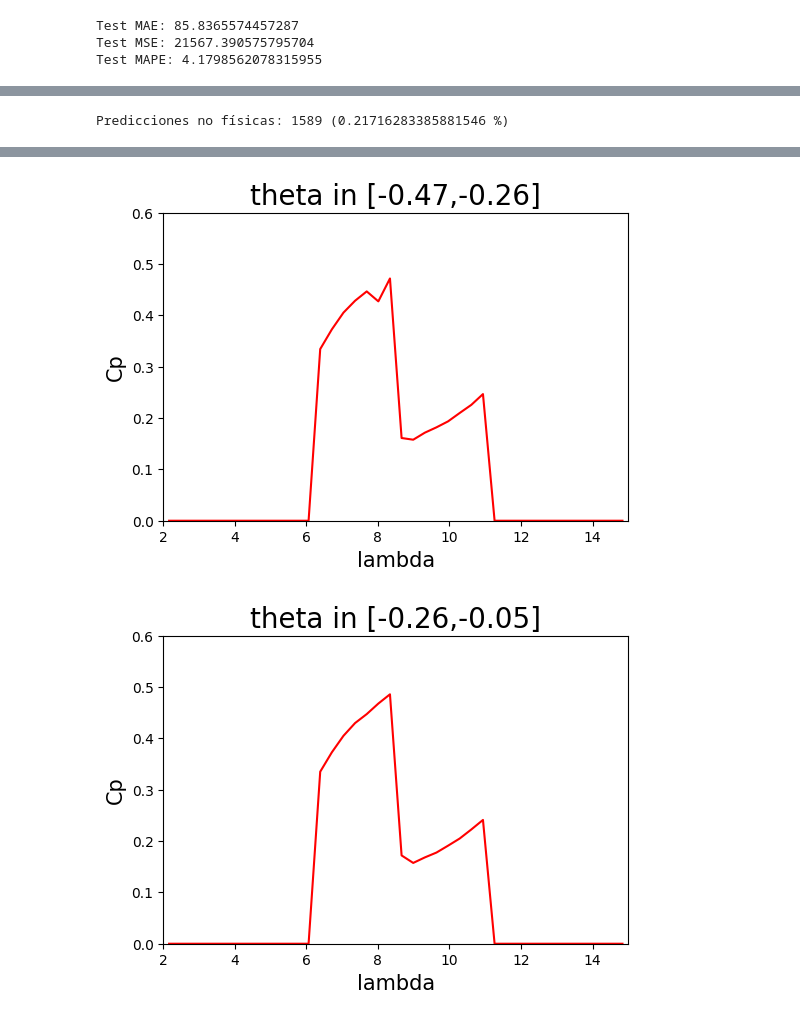
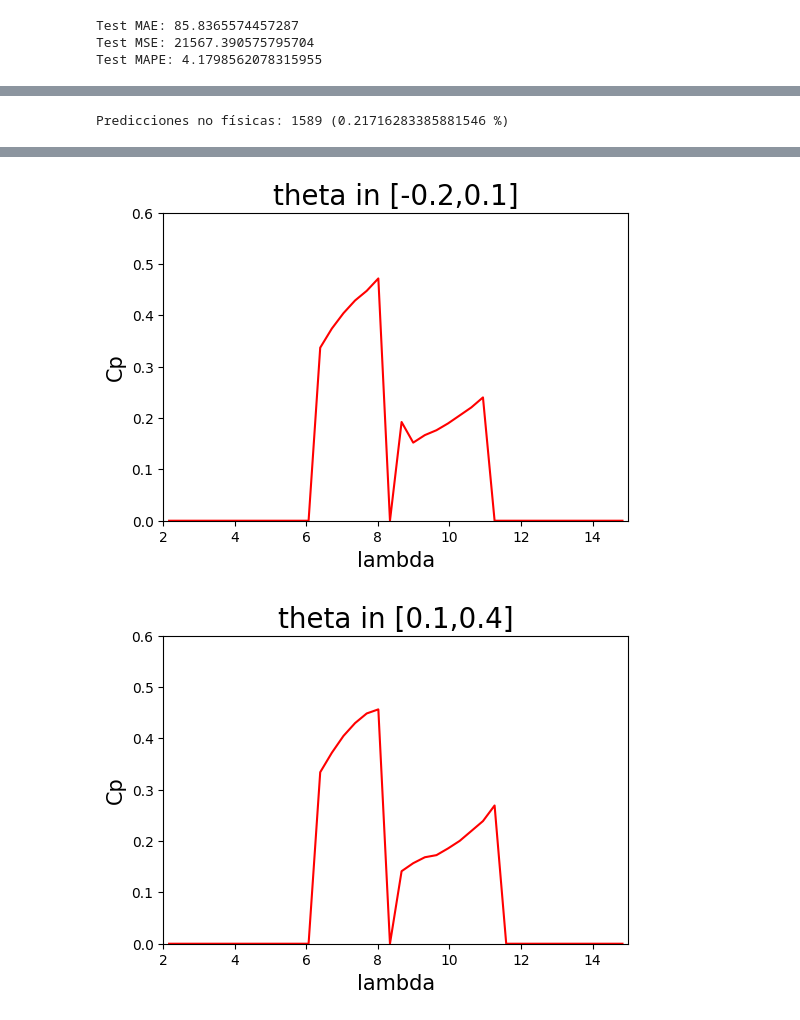
Before and after one commit to alfonsogijon/WindTurbines_PINNs, a Jupyter notebook: Code/Regression_Torque_NN.ipynb, the cells around one changed output, grey strips where cells are left out. Drawn from its saved outputs; the diff is of its cells as text; code cells hidden in the pictures.

```diff
--- a/Code/Regression_NN.ipynb
+++ b/Code/Regression_Torque_NN.ipynb
@@ -421,7 +429,7 @@ dl = (lmax-lmin)/nbins
 # theta binning
 theta_min = -1.1 *np.pi/180.0        # (degree to rad)
 theta_max = 1.0  *np.pi/180.0
-nangles = 10
+nangles = 7
 da = (theta_max - theta_min) / nangles
 
 theta_data = np.zeros(len(X_data[:,1]))
@@ -473,2 +481,2 @@ Predicciones no físicas: 1589 (0.21716283385881546 %)
-[figure, old version]
+[figure, new version]
-[figure, old version]
+[figure, new version]
```
Also changed, not shown: parts of 4 cells of this notebook, 4 other files.
